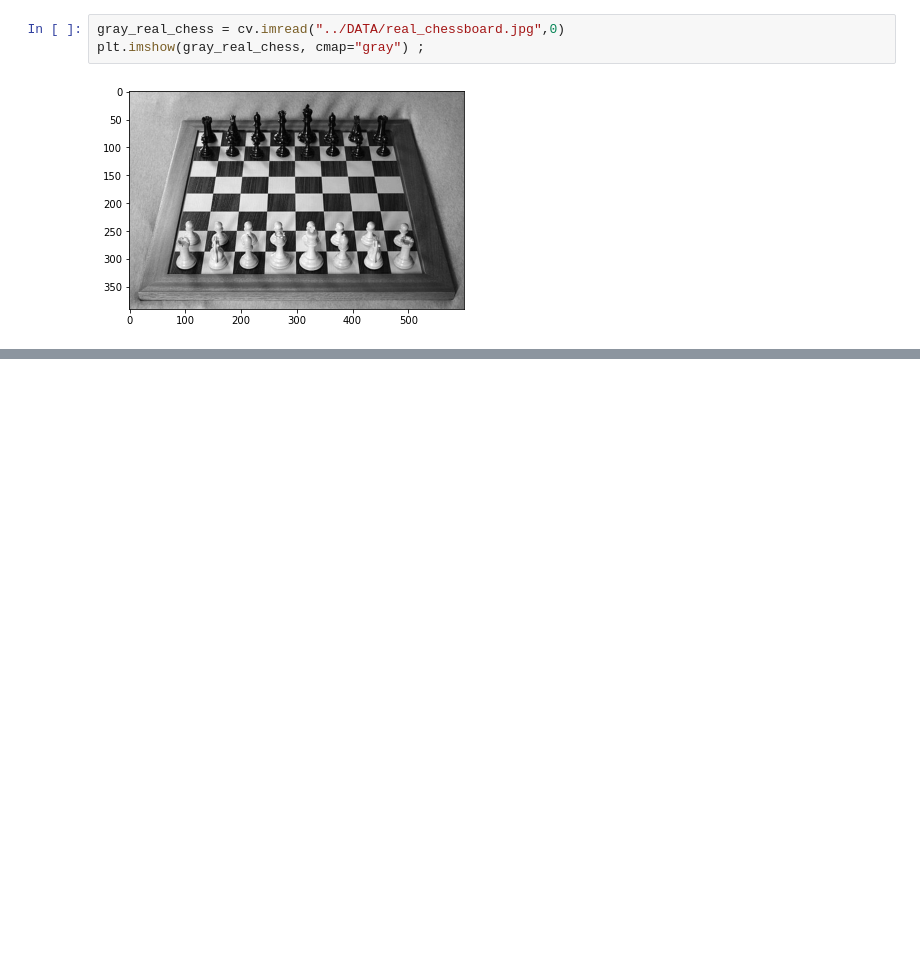
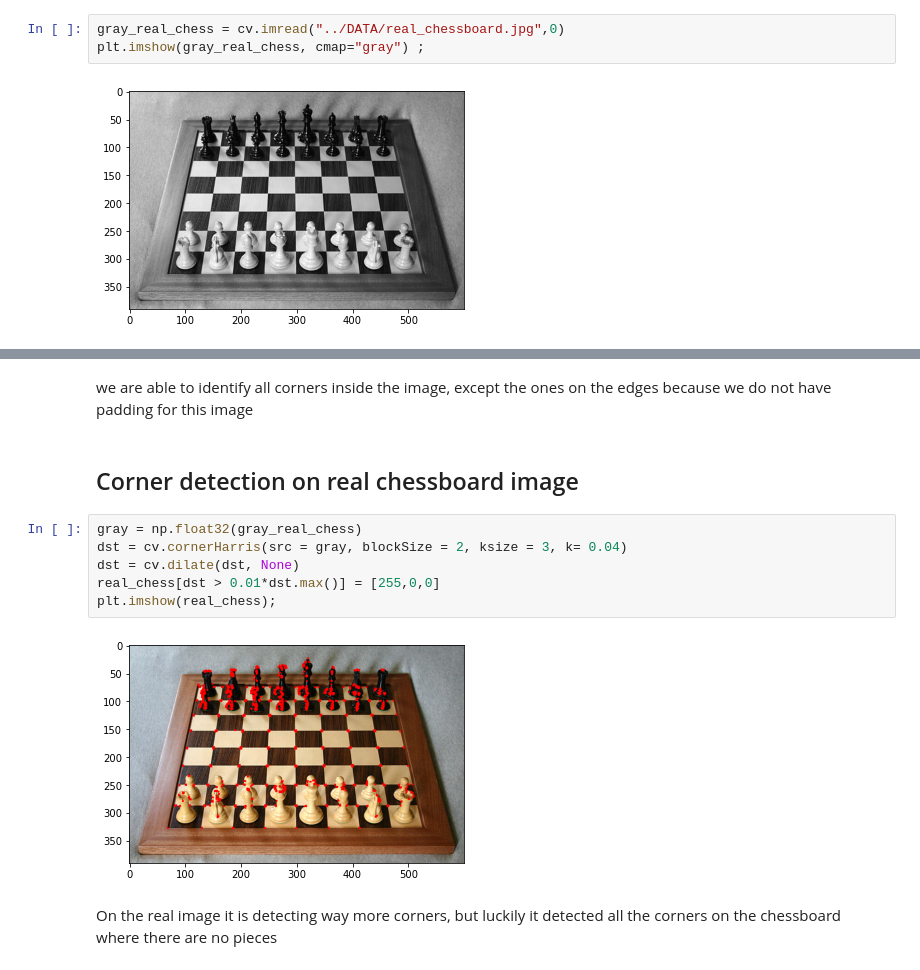
Before and after one commit to j-33-t/python_openCv, a Jupyter notebook: 005_object_detection/002_corner_detection_harris.ipynb, the cells around one changed output, grey strips where cells are left out. Drawn from its saved outputs; the diff is of its cells as text; blank space fills up the shorter version.

```diff
--- a/005_object_detection/002_corner_detection.ipynb
+++ b/005_object_detection/002_corner_detection_harris.ipynb
@@ -28,0 +68,14 @@ plt.imshow(gray_real_chess, cmap="gray") ;
+# %% [markdown]
+we are able to identify all corners inside the image, except the ones on the edges because we do not have padding for this image
+# %% [markdown]
+## Corner detection on real chessboard image
+# %%
+gray = np.float32(gray_real_chess)
+dst = cv.cornerHarris(src = gray, blockSize = 2, ksize = 3, k= 0.04)
+dst = cv.dilate(dst, None)
+real_chess[dst > 0.01*dst.max()] = [255,0,0]
+plt.imshow(real_chess);
+# %% [output]
+[figure, added]
+# %% [markdown]
+On the real image it is detecting way more corners, but luckily it detected all the corners on the chessboard where there are no pieces
```
Also changed, not shown: parts of 10 cells of this notebook, 8 other files.
